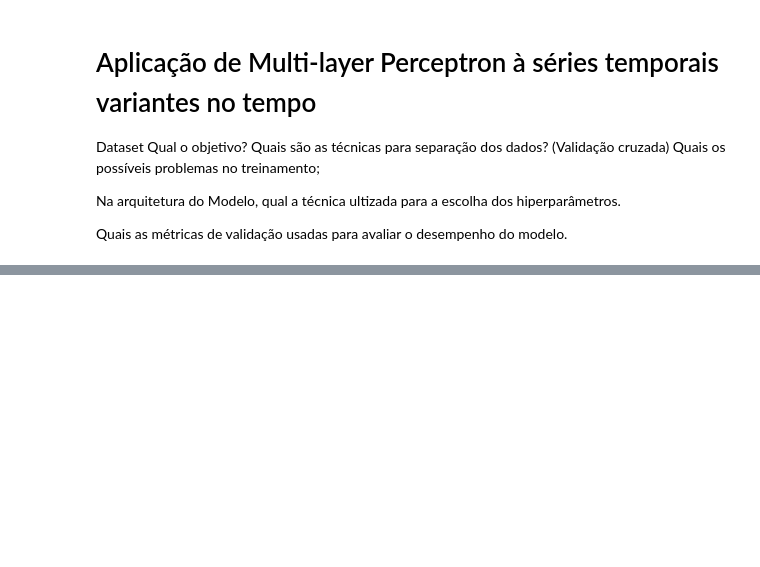
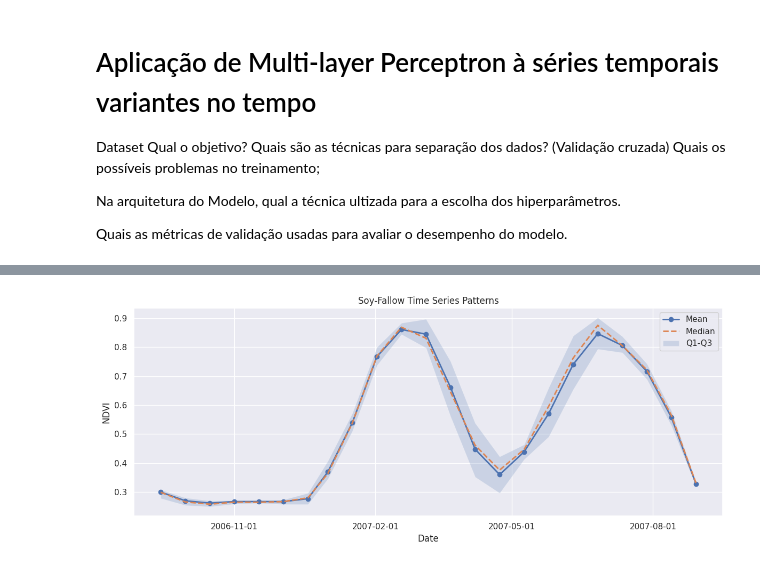
Before and after one commit to AbnerErnaniADSFatec/sbj_grad_neurocomputing_sources, a Jupyter notebook: trabalho_final/trabalho_final.ipynb, the cells around one changed output, grey strips where cells are left out. Drawn from its saved outputs; the diff is of its cells as text; code cells hidden in the pictures; blank space fills up the shorter version.

```diff
--- a/trabalho_final/trabalho_final.ipynb
+++ b/trabalho_final/trabalho_final.ipynb
@@ -125,0 +237,88 @@ plot_ts(samples_norm, 1)
+# %%
+def plot_patterns(samples, band, step=3):
+
+    labels = set(samples['label'])
+
+    for label in labels:
+
+        samples_label = (
+            samples[samples['label'] == label]['time_series']
+            .reset_index(drop=True)
+        )
+
+        all_values = []
+
+        # Read all samples
+        for row in range(len(samples_label)):
+
+            df = pd.DataFrame(json.loads(samples_label[row]))
+
+            # Keep only selected band
+            values = df[band]
+
+            all_values.append(values)
+
+        # Create matrix:
+        # rows = samples
+        # cols = timesteps
+        only_values = pd.concat(all_values, axis=1).T
+
+        # Statistics
+        mean_values = only_values.mean(axis=0)
+        median_values = only_values.median(axis=0)
+
+        q1 = only_values.quantile(0.25, axis=0)
+        q3 = only_values.quantile(0.75, axis=0)
+
+        # Dates
+        indexes = pd.to_datetime(df["Index"])
+
+        # Plot
+        fig, ax = plt.subplots(figsize=(12, 5))
+
+        # Mean curve
+        ax.plot(
+            indexes,
+            mean_values,
+            marker="o",
+            linewidth=2,
+            label="Mean"
+        )
+
+        # Median curve
+        ax.plot(
+            indexes,
+            median_values,
+            linestyle="--",
+            linewidth=2,
+            label="Median"
+        )
+
+        # Quartile interval
+        ax.fill_between(
+            indexes,
+            q1,
+            q3,
+            alpha=0.2,
+            label="Q1-Q3"
+        )
+
+        # Labels
+        ax.set_title(f"{label} Time Series Patterns")
+        ax.set_xlabel("Date")
+        ax.set_ylabel(band)
+
+        # Date spacing like your example
+        ax.xaxis.set_major_locator(mdates.MonthLocator(interval=step))
+        ax.xaxis.set_major_formatter(
+            mdates.DateFormatter('%Y-%m-%d')
+        )
+
+        ax.legend()
+
+        plt.tight_layout()
+        plt.show()
+
+plot_patterns(samples_smoothed, "NDVI")
+# %% [output]
+[figure, added]
```
Also changed, not shown: parts of 12 cells of this notebook.
